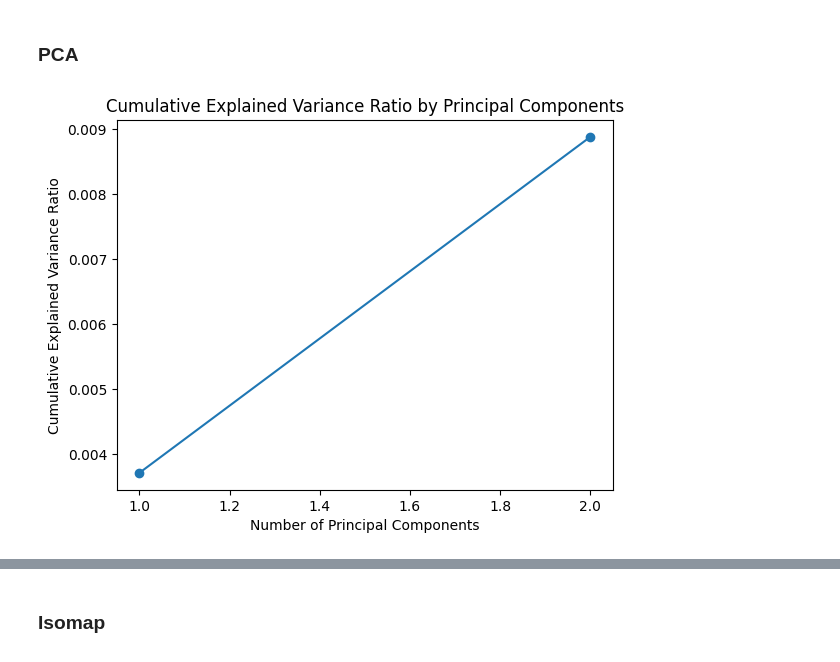
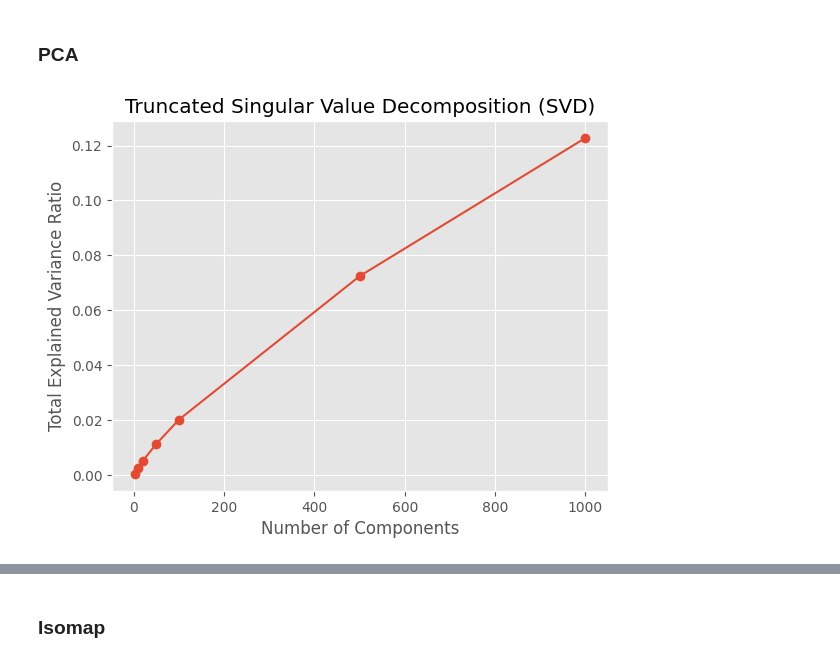
Before and after one commit to jzkhong/GCAE, a Jupyter notebook: MLDS_Projects_TextData.ipynb, the cells around one changed output, grey strips where cells are left out. Cells and saved outputs as stored; diff of their text form; code cells hidden in the pictures.

```diff
--- a/MLDS_Projects_TextData.ipynb
+++ b/MLDS_Projects_TextData.ipynb
@@ -99,16 +126,17 @@ X_train, X_test, y_train, y_test = train_test_split(X, y, test_size=0.2, random_
 # %%
-# Perform PCA on IMDB dataset
-svd_imdb = decomposition.TruncatedSVD()
-svd_imdb.fit(X_train)
-x_train_svd = svd_imdb.transform(X_train)
+## Perform PCA with various no. of components
+n_components_list = [2, 10, 20, 50, 100, 500, 1000]
+total_variance_ratio = []
+for n in tqdm(n_components_list):
+    svd = decomposition.TruncatedSVD(n_components=n, random_state=42)
+    svd.fit_transform(x_train_scaled)
+    total_variance_ratio.append(svd.explained_variance_ratio_.sum())
+
+# Plotting the total explained variance ratio against the number of PC components
+plt.plot(n_components_list, total_variance_ratio, marker='o')
+plt.xlabel('Number of Components')
+plt.ylabel('Total Explained Variance Ratio')
+plt.title('Truncated Singular Value Decomposition (SVD)')
+plt.show()
+# %% [output]
+[figure, added]
-# %%
-# Examine the cumulative variance explained by principal components
-cumulative_variance_ratio = np.cumsum(svd_imdb.explained_variance_ratio_)
-x_ticks = list(range(1,len(cumulative_variance_ratio)+1))
-plt.plot(x_ticks, cumulative_variance_ratio, marker='o')
-plt.xlabel('Number of Principal Components')
-plt.ylabel('Cumulative Explained Variance Ratio')
-plt.title('Cumulative Explained Variance Ratio by Principal Components')
-plt.show()
-# %% [output]
-[figure, removed]
```
Also changed, not shown: parts of 12 cells of this notebook, 2 other files.
